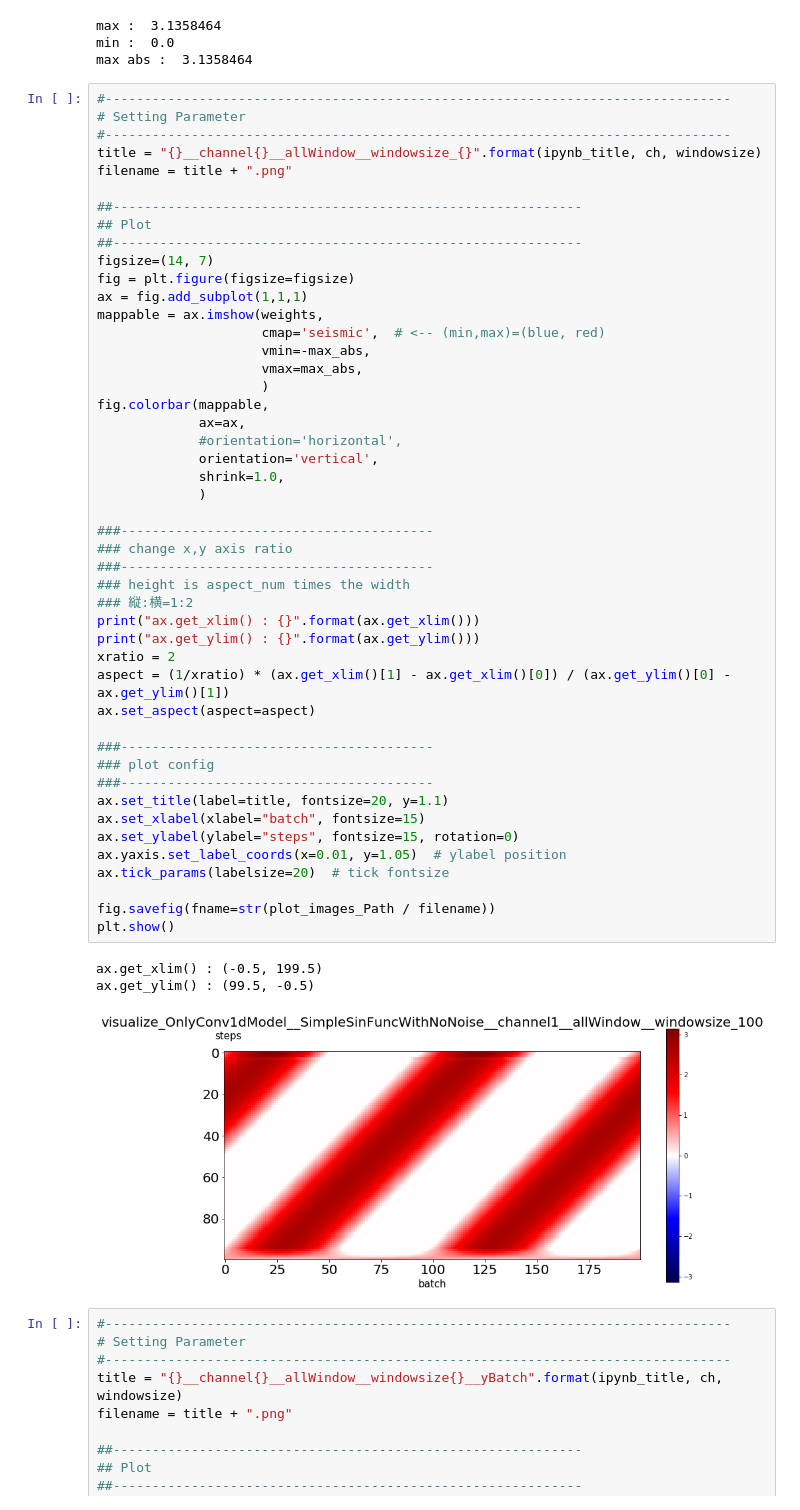
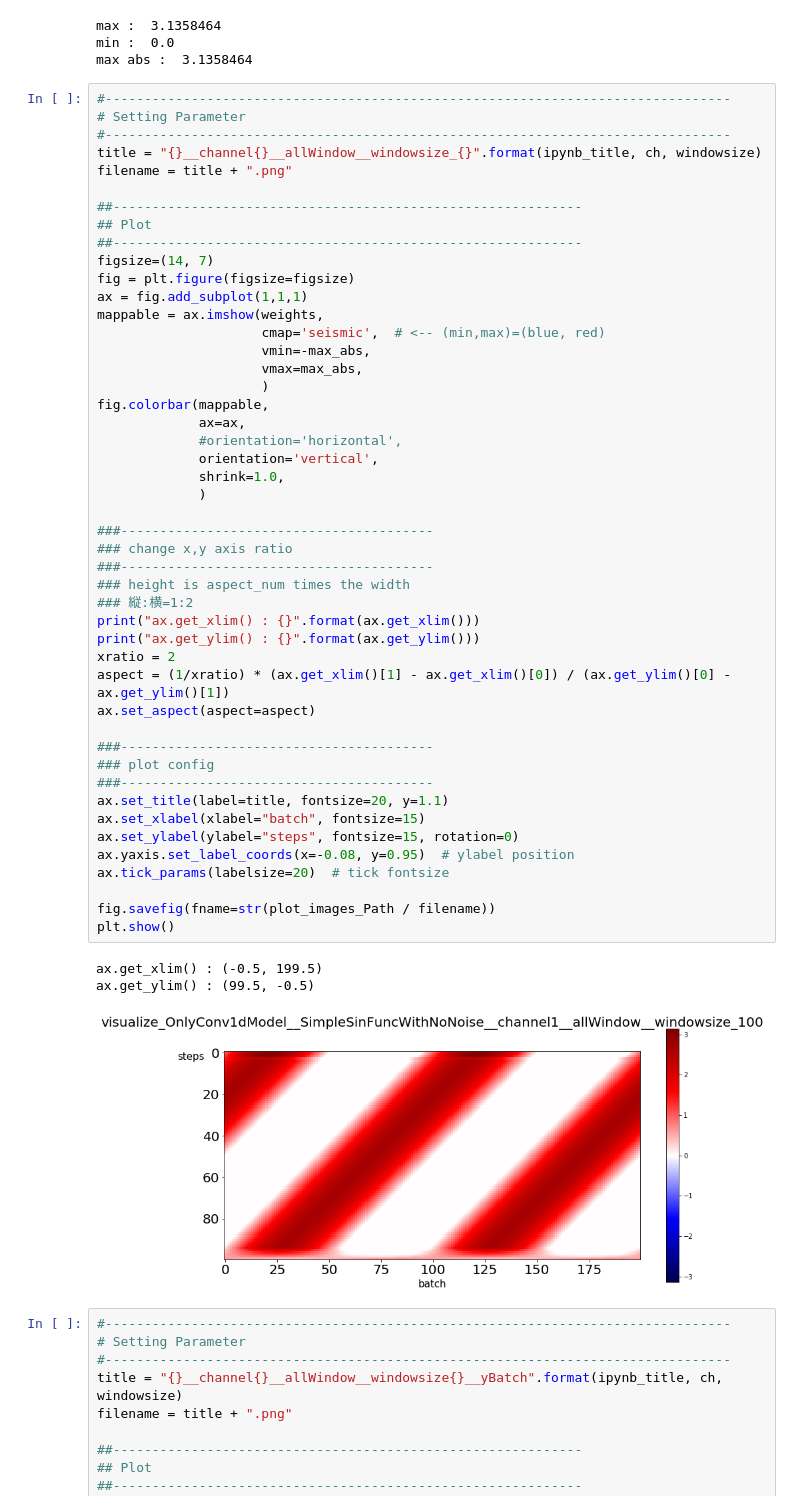
Before and after one commit to pollenjp/article_script, a Jupyter notebook: 20180719_visualize_Conv1d_output__in_kabuku/notebooks/visualize_OnlyConv1dModel__SimpleSinFuncWithNoNoise.ipynb, the cells around one changed output. Drawn from its saved outputs; the diff is of its cells as text.

```diff
--- a/20180719_visualize_Conv1d_output__in_kabuku/notebooks/visualize_OnlyConv1dModel__SimpleSinFuncWithNoNoise.ipynb
+++ b/20180719_visualize_Conv1d_output__in_kabuku/notebooks/visualize_OnlyConv1dModel__SimpleSinFuncWithNoNoise.ipynb
@@ -245,35 +245,35 @@ fig.colorbar(mappable,
              ax=ax,
              #orientation='horizontal',
              orientation='vertical',
              shrink=1.0,
              )
 
 ###----------------------------------------
 ### change x,y axis ratio
 ###----------------------------------------
 ### height is aspect_num times the width
 ### 縦:横=1:2
 print("ax.get_xlim() : {}".format(ax.get_xlim()))
 print("ax.get_ylim() : {}".format(ax.get_ylim()))
 xratio = 2
 aspect = (1/xratio) * (ax.get_xlim()[1] - ax.get_xlim()[0]) / (ax.get_ylim()[0] - ax.get_ylim()[1])
 ax.set_aspect(aspect=aspect)
 
 ###----------------------------------------
 ### plot config
 ###----------------------------------------
 ax.set_title(label=title, fontsize=20, y=1.1)
 ax.set_xlabel(xlabel="batch", fontsize=15)
 ax.set_ylabel(ylabel="steps", fontsize=15, rotation=0)
-ax.yaxis.set_label_coords(x=0.01, y=1.05)  # ylabel position
+ax.yaxis.set_label_coords(x=-0.08, y=0.95)  # ylabel position
 ax.tick_params(labelsize=20)  # tick fontsize
 
 fig.savefig(fname=str(plot_images_Path / filename))
 plt.show()
 # %% [output]
 ax.get_xlim() : (-0.5, 199.5)
 ax.get_ylim() : (99.5, -0.5)
-[figure, old version]
+[figure, new version]
 # %%
 #--------------------------------------------------------------------------------
 # Setting Parameter
```
Also changed, not shown: parts of 2 cells of this notebook, 1 other file.
